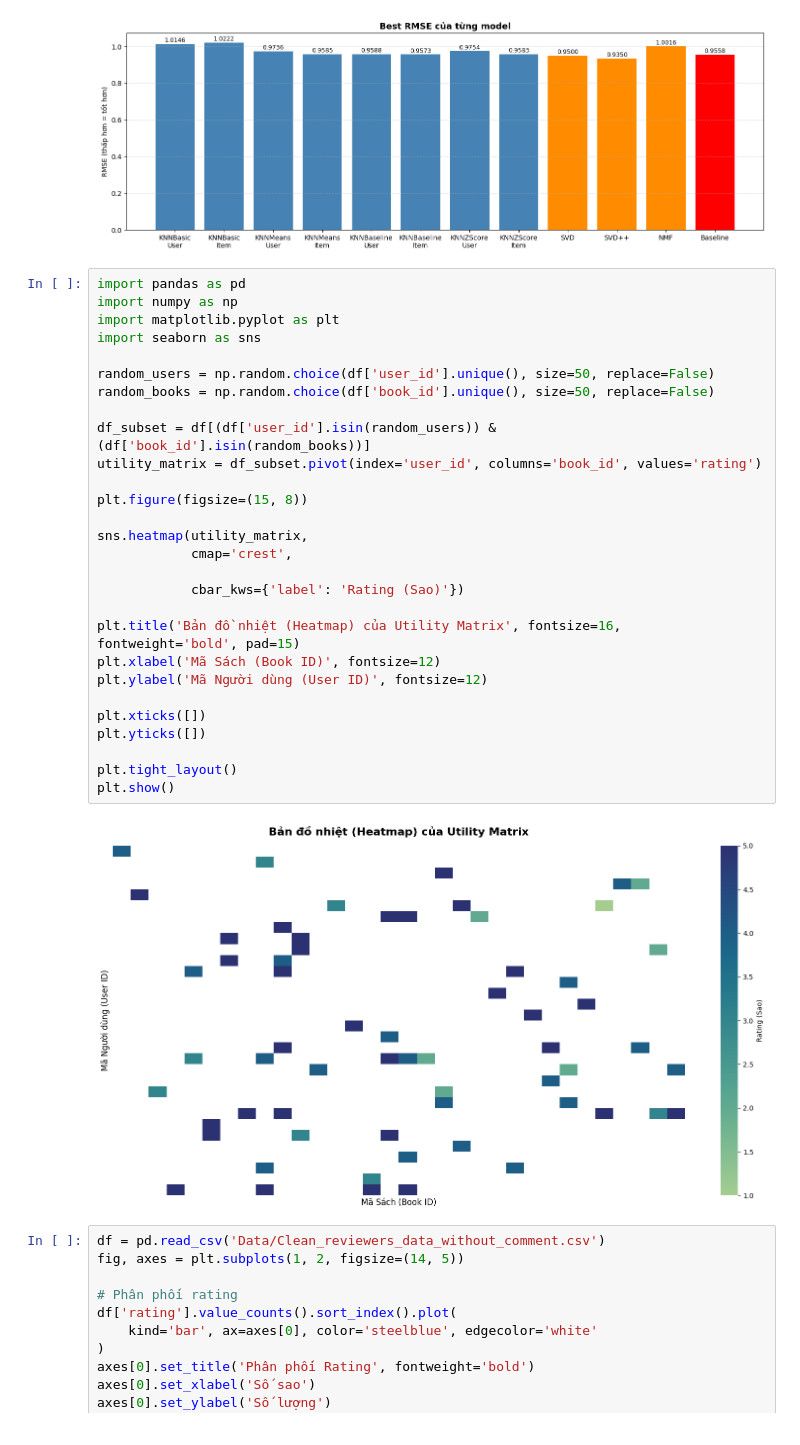
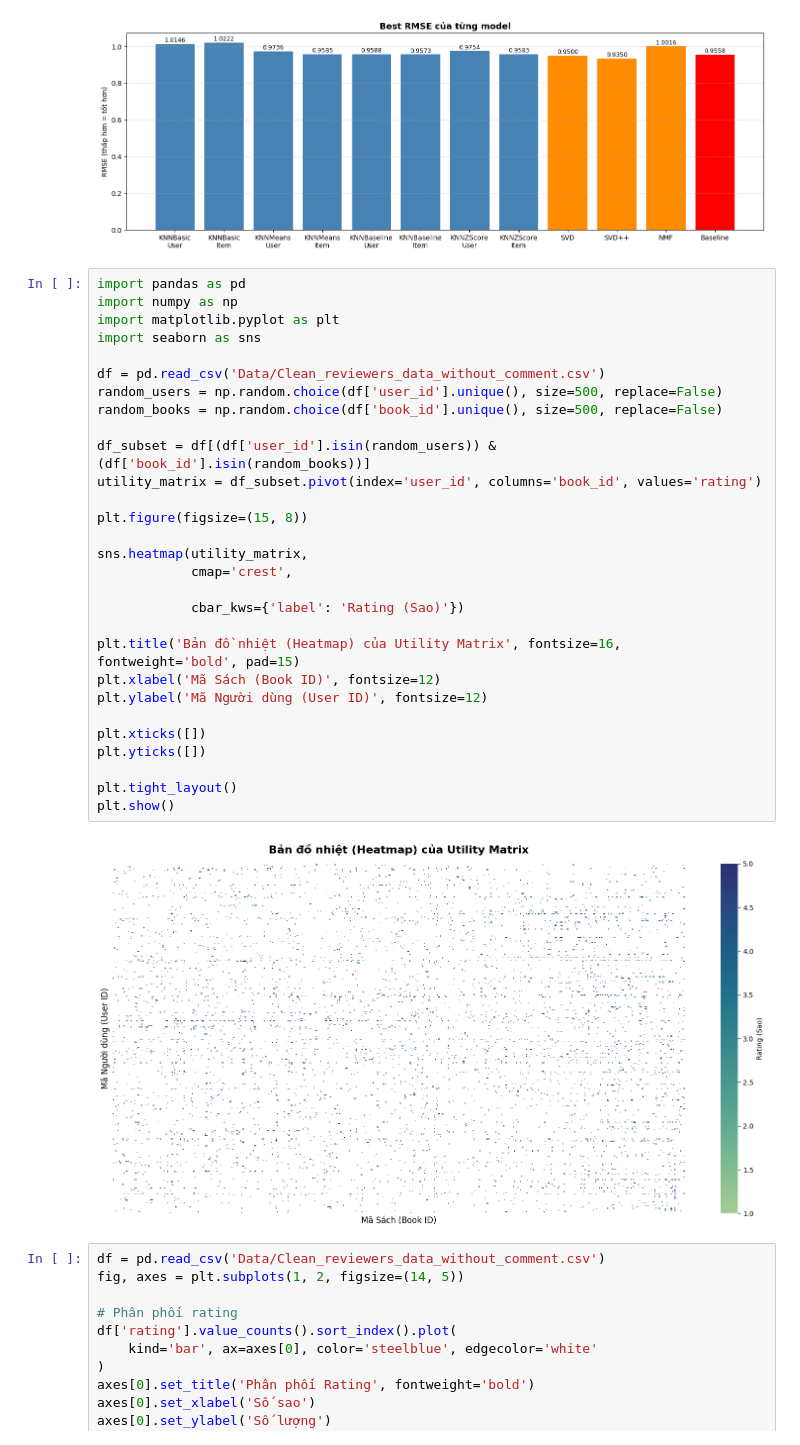
Before and after one commit to phanlongnhatlam/Book-Recommendation-System, a Jupyter notebook: Collaborative_Filtering_Scikit_Surprise.ipynb, the cells around one changed output. Drawn from its saved outputs; the diff is of its cells as text.

```diff
--- a/Collaborative_Filtering_Scikit_Surprise.ipynb
+++ b/Collaborative_Filtering_Scikit_Surprise.ipynb
@@ -700,33 +700,34 @@ plt.show()
 # %%
 import pandas as pd
 import numpy as np
 import matplotlib.pyplot as plt
 import seaborn as sns
 
-random_users = np.random.choice(df['user_id'].unique(), size=50, replace=False)
-random_books = np.random.choice(df['book_id'].unique(), size=50, replace=False)
+df = pd.read_csv('Data/Clean_reviewers_data_without_comment.csv')
+random_users = np.random.choice(df['user_id'].unique(), size=500, replace=False)
+random_books = np.random.choice(df['book_id'].unique(), size=500, replace=False)
 
 df_subset = df[(df['user_id'].isin(random_users)) & (df['book_id'].isin(random_books))]
 utility_matrix = df_subset.pivot(index='user_id', columns='book_id', values='rating')
 
 plt.figure(figsize=(15, 8))
 
 sns.heatmap(utility_matrix,
             cmap='crest',
 
             cbar_kws={'label': 'Rating (Sao)'})
 
 plt.title('Bản đồ nhiệt (Heatmap) của Utility Matrix', fontsize=16, fontweight='bold', pad=15)
 plt.xlabel('Mã Sách (Book ID)', fontsize=12)
 plt.ylabel('Mã Người dùng (User ID)', fontsize=12)
 
 plt.xticks([])
 plt.yticks([])
 
 plt.tight_layout()
 plt.show()
 # %% [output]
-[figure, old version]
+[figure, new version]
 # %%
 df = pd.read_csv('Data/Clean_reviewers_data_without_comment.csv')
 fig, axes = plt.subplots(1, 2, figsize=(14, 5))
```
Also changed, not shown: 1 other file.
